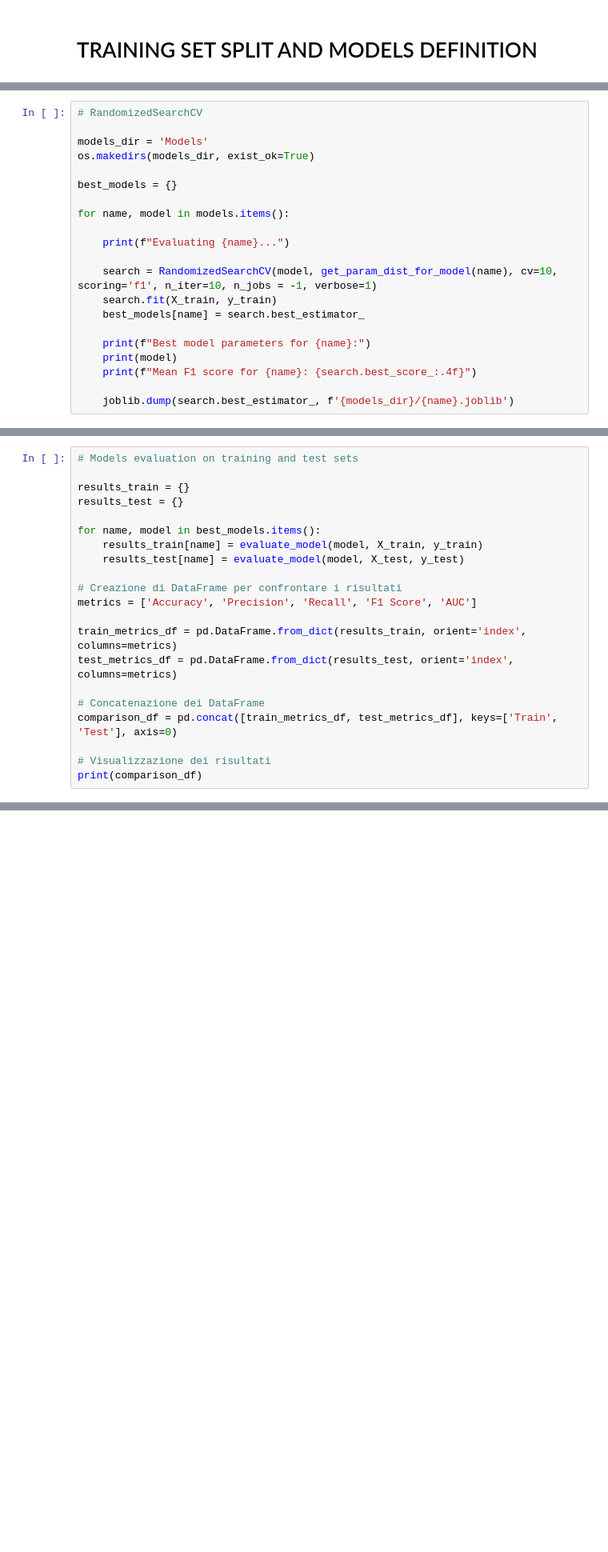
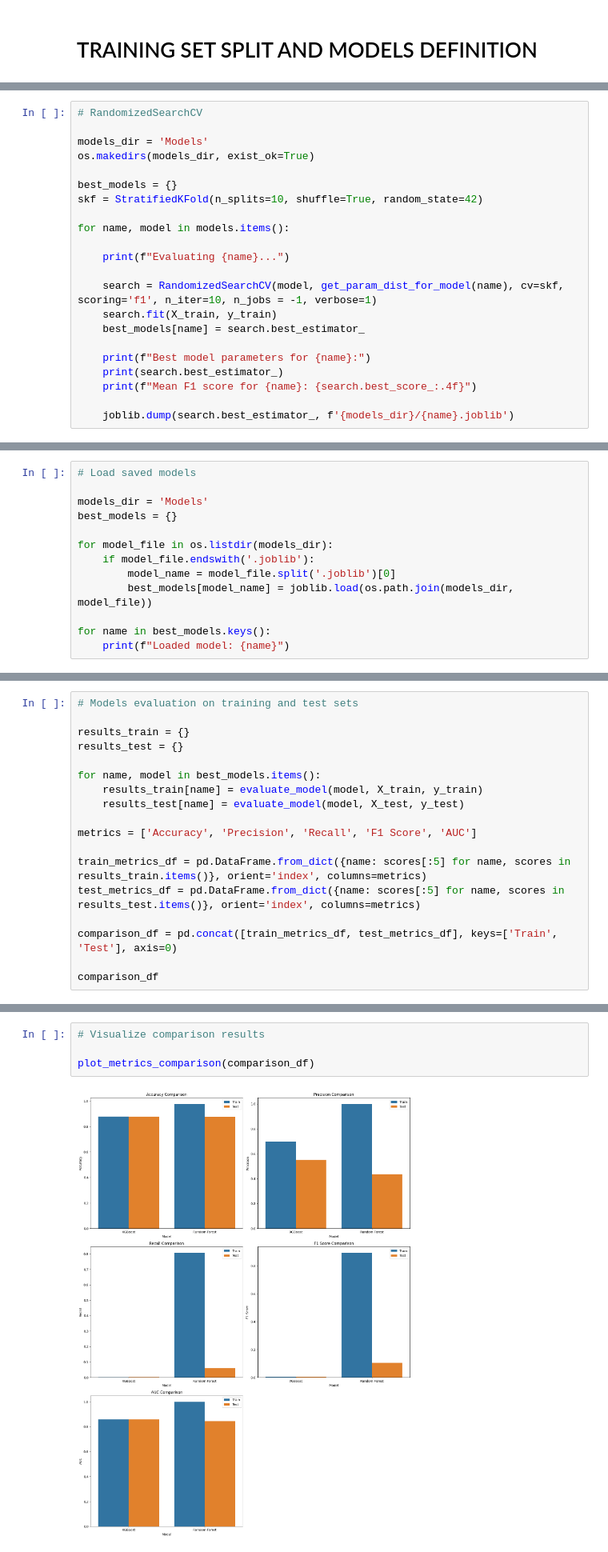
Before and after one commit to Silvano315/Health-Insurance-Prediction, a Jupyter notebook: ML_models.ipynb, the cells around one changed output, grey strips where cells are left out. Shown: that part at 80% size. Drawn from its saved outputs; the diff is of its cells as text; blank space fills up the shorter version.

```diff
--- a/ML_models.ipynb
+++ b/ML_models.ipynb
@@ -81,17 +81,18 @@ models_dir = 'Models'
 os.makedirs(models_dir, exist_ok=True)
 
 best_models = {}
+skf = StratifiedKFold(n_splits=10, shuffle=True, random_state=42)
 
 for name, model in models.items():
 
     print(f"Evaluating {name}...")
 
-    search = RandomizedSearchCV(model, get_param_dist_for_model(name), cv=10, scoring='f1', n_iter=10, n_jobs = -1, verbose=1)
+    search = RandomizedSearchCV(model, get_param_dist_for_model(name), cv=skf, scoring='f1', n_iter=10, n_jobs = -1, verbose=1)
     search.fit(X_train, y_train)
     best_models[name] = search.best_estimator_
 
     print(f"Best model parameters for {name}:")
-    print(model)
+    print(search.best_estimator_)
     print(f"Mean F1 score for {name}: {search.best_score_:.4f}")
 
     joblib.dump(search.best_estimator_, f'{models_dir}/{name}.joblib')
@@ -118,0 +120,13 @@ Mean F1 score for XGBoost: 0.0224
+# %%
+# Load saved models
+
+models_dir = 'Models'
+best_models = {}
+
+for model_file in os.listdir(models_dir):
+    if model_file.endswith('.joblib'):
+        model_name = model_file.split('.joblib')[0]
+        best_models[model_name] = joblib.load(os.path.join(models_dir, model_file))
+
+for name in best_models.keys():
+    print(f"Loaded model: {name}")
@@ -126,14 +143,11 @@ for name, model in best_models.items():
     results_train[name] = evaluate_model(model, X_train, y_train)
     results_test[name] = evaluate_model(model, X_test, y_test)
 
-# Creazione di DataFrame per confrontare i risultati
 metrics = ['Accuracy', 'Precision', 'Recall', 'F1 Score', 'AUC']
 
-train_metrics_df = pd.DataFrame.from_dict(results_train, orient='index', columns=metrics)
-test_metrics_df = pd.DataFrame.from_dict(results_test, orient='index', columns=metrics)
+train_metrics_df = pd.DataFrame.from_dict({name: scores[:5] for name, scores in results_train.items()}, orient='index', columns=metrics)
+test_metrics_df = pd.DataFrame.from_dict({name: scores[:5] for name, scores in results_test.items()}, orient='index', columns=metrics)
 
-# Concatenazione dei DataFrame
 comparison_df = pd.concat([train_metrics_df, test_metrics_df], keys=['Train', 'Test'], axis=0)
 
-# Visualizzazione dei risultati
-print(comparison_df)
+comparison_df
@@ -140,3 +160,9 @@ print(comparison_df)
+# %%
+# Visualize comparison results
+
+plot_metrics_comparison(comparison_df)
+# %% [output]
+[figure, added]
 # %%
 # ROC curve and AUC:
 
```
Also changed, not shown: parts of 11 cells of this notebook.
